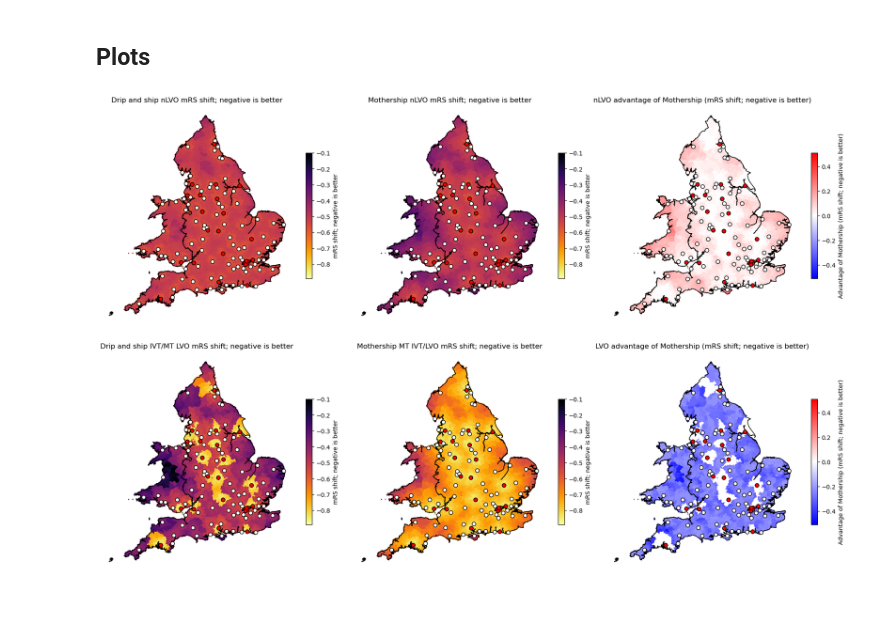
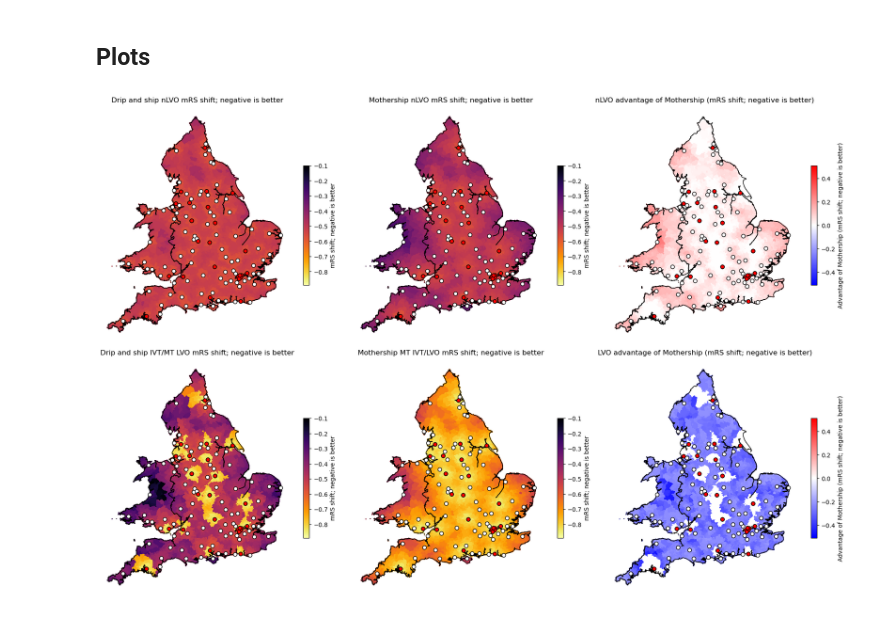
Before and after one commit to stroke-optimist/deterministic_geographic_model, a Jupyter notebook: model_1/lsoa_analysis_mrs_shift.ipynb, the cells around one changed output. Drawn from its saved outputs; the diff is of its cells as text; code cells hidden in the pictures.

```diff
--- a/model_1/lsoa_analysis_mrs_shift.ipynb
+++ b/model_1/lsoa_analysis_mrs_shift.ipynb
@@ -214,6 +215,9 @@ for i in range(4):
     mask = hospitals_gdf['Use_MT'] == '1'
     hospitals_gdf[mask].plot(ax=ax, edgecolor='k', facecolor='r', markersize=40, marker='o')
 
+    # Tighten map around mainland England and Wales
+    ax.set_xlim(120000)
+
     ax.set_title(titles[i])
     ax.set_axis_off() # Turn of axis line and numbers
 
@@ -237,31 +241,34 @@ for i in range(2):
     ax = fig.add_subplot(2, 3, indexes[i])
 
     lsoa_data_gdf.plot(ax=ax, # Set which axes to use for plot (only one here)
                  column=cols[i], # Column to apply colour
                  antialiased=False, # Avoids artifact boundry lines
                  edgecolor='face', # Make LSOA boundry same colour as area
                  vmin=vmin, # Manual scale min (remove to make automatic)
                  vmax=vmax, # Manual scale max (remove to make automatic)
                  cmap='bwr', # Colour map to use
                  # Adjust size of colourmap key, and add label
                  legend_kwds={'shrink':0.5, 'label':f'Advantage of Mothership ({data_name})'},
                  # Set to display legend
                  legend=True)
 
     # Add country boarder
     outline.plot(ax=ax, edgecolor='k', facecolor='None', linewidth=1.0)
 
     # Add hospitals
     mask = hospitals_gdf['Use_IVT'] == '1'
     hospitals_gdf[mask].plot(ax=ax, edgecolor='k', facecolor='w', markersize=40, marker='o')
     mask = hospitals_gdf['Use_MT'] == '1'
     hospitals_gdf[mask].plot(ax=ax, edgecolor='k', facecolor='r', markersize=40, marker='o')
 
+    # Tighten map around mainland England and Wales
+    ax.set_xlim(120000)
+
     ax.set_title(titles[i])
     ax.set_axis_off() # Turn of axis line and numbers
 
 plt.tight_layout(pad=1)
 plt.savefig(f'./output/{data_field}_six_in_one.jpg', dpi=300, bbox_inches='tight')
 plt.show()
 # %% [output]
-[figure, old version]
+[figure, new version]
```
Also changed, not shown: parts of 1 cell of this notebook, 5 other files.
